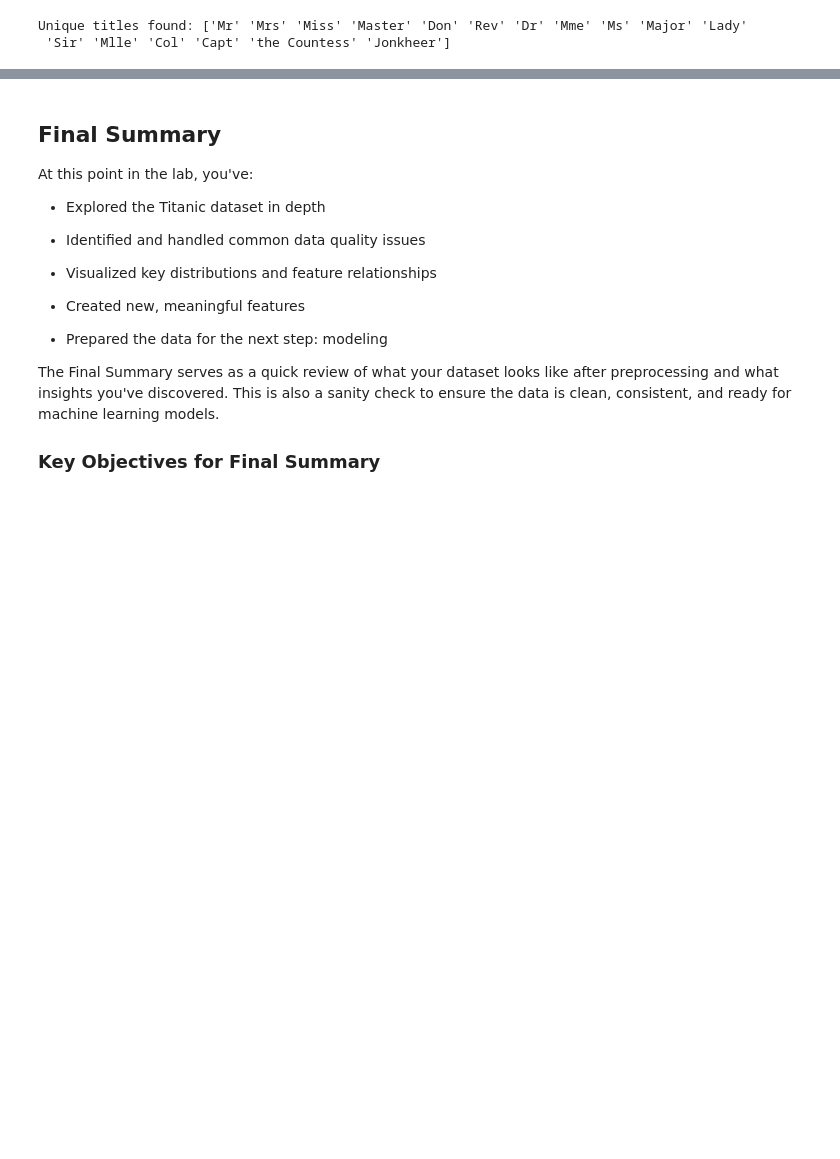
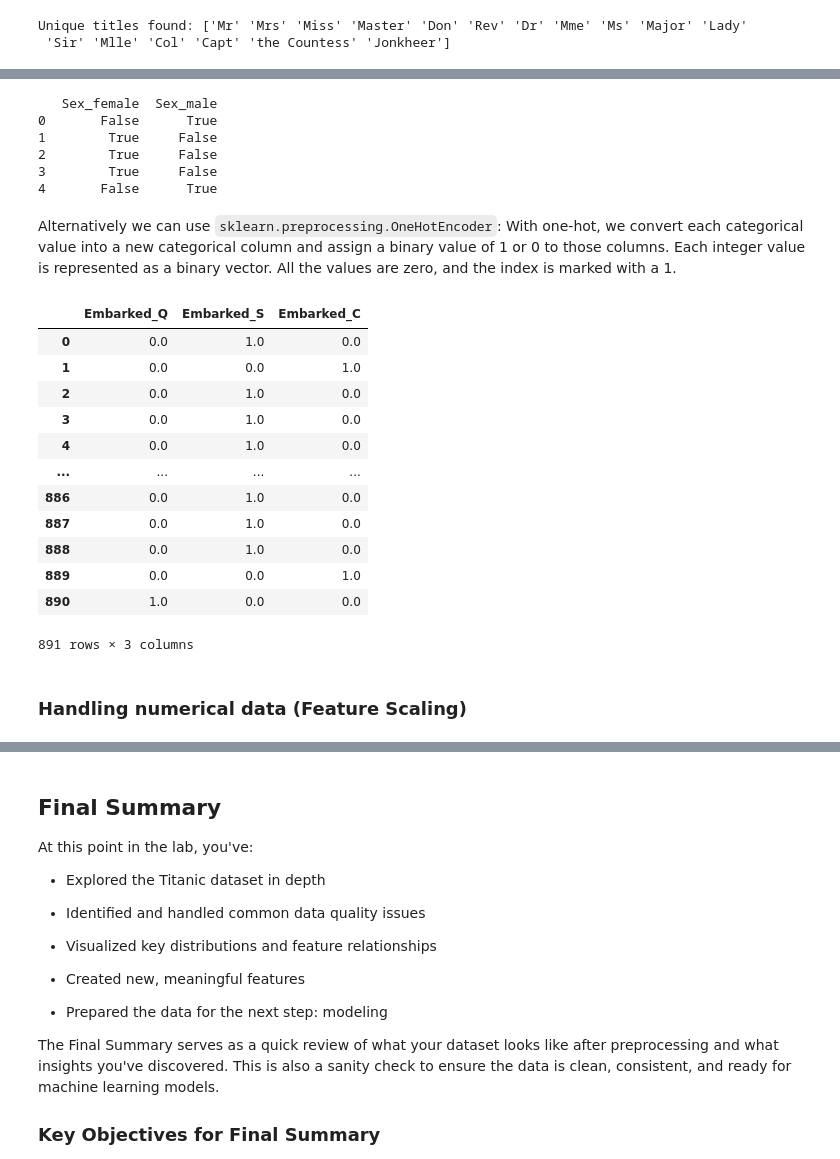
Before and after one commit to MAL-TO/Workshop-ML, a Jupyter notebook: lab-01.ipynb, the cells around one changed output, grey strips where cells are left out. Drawn from its saved outputs; the diff is of its cells as text; code cells hidden in the pictures; blank space fills up the shorter version.

```diff
--- a/lab-01.ipynb
+++ b/lab-01.ipynb
@@ -912 +915,36 @@ print(df_encoded[['Sex_male']].head())
+# %%
+# Encode 'Sex' column into binary variables (0 or 1)
+df_encoded = pd.get_dummies(df, columns=['Sex']) # by setting drop_first = 1, the first dummy column will be dropped, since it has redundant information
+print(df_encoded[["Sex_female", "Sex_male"]].head())
+# %% [output]
+   Sex_female  Sex_male
+0       False      True
+1        True     False
+2        True     False
+3        True     False
+4       False      True
+# %% [markdown]
+Alternatively we can use <code>sklearn.preprocessing.OneHotEncoder</code>:  With one-hot, we convert each categorical value into a new categorical column and assign a binary value of 1 or 0 to those columns. Each integer value is represented as a binary vector. All the values are zero, and the index is marked with a 1.
+# %%
+ohe = OneHotEncoder(categories=[["Q", "S", "C"]], handle_unknown="ignore")
+embarked = ohe.fit_transform(df[["Embarked"]])
+embarked_df = pd.DataFrame(embarked.toarray(), columns=ohe.get_feature_names_out(["Embarked"]))
+
+embarked_df
+# %% [output]
+|  | Embarked_Q | Embarked_S | Embarked_C |
+| 0 | 0.0 | 1.0 | 0.0 |
+| 1 | 0.0 | 0.0 | 1.0 |
+| 2 | 0.0 | 1.0 | 0.0 |
+| 3 | 0.0 | 1.0 | 0.0 |
+| 4 | 0.0 | 1.0 | 0.0 |
+| ... | ... | ... | ... |
+| 886 | 0.0 | 1.0 | 0.0 |
+| 887 | 0.0 | 1.0 | 0.0 |
+| 888 | 0.0 | 1.0 | 0.0 |
+| 889 | 0.0 | 0.0 | 1.0 |
+| 890 | 1.0 | 0.0 | 0.0 |
+891 rows × 3 columns
+# %% [markdown]
+### Handling numerical data (Feature Scaling)
 # %% [markdown]
```
Also changed, not shown: parts of 26 cells of this notebook.
